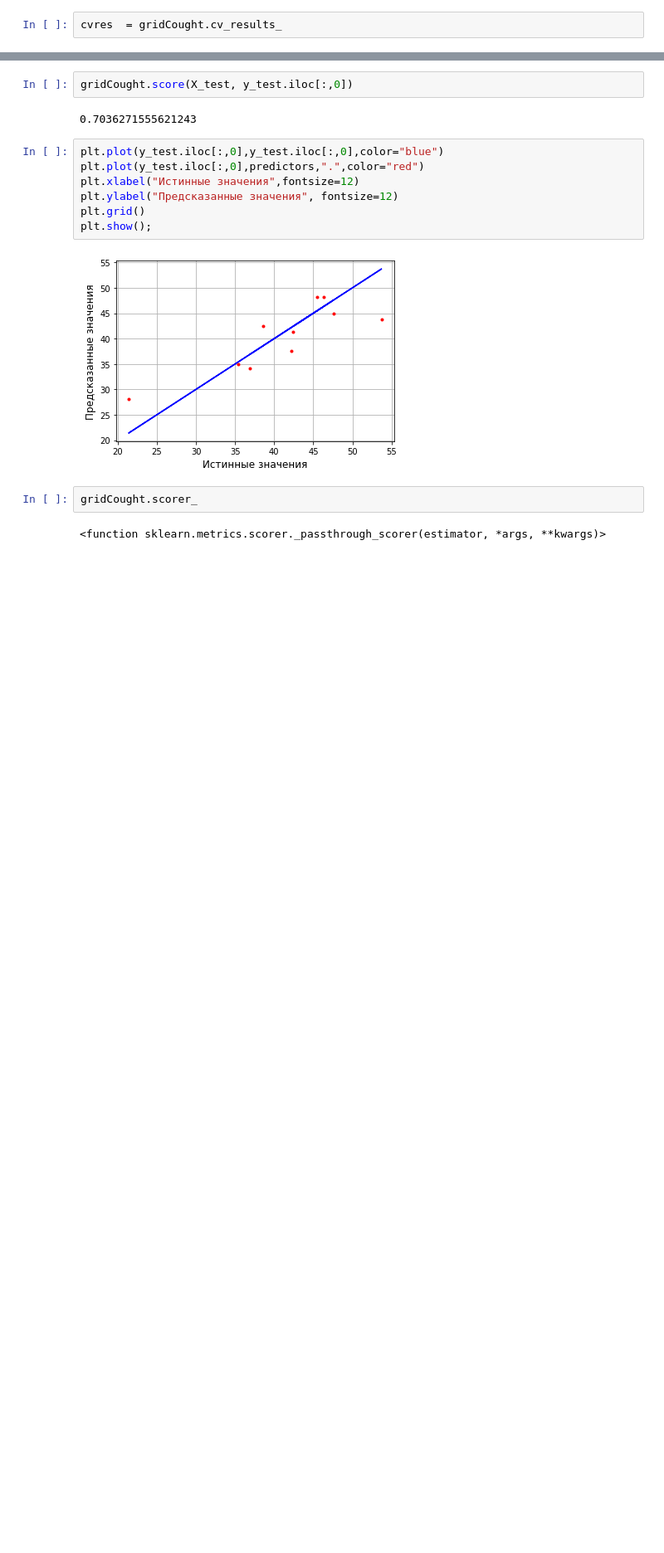
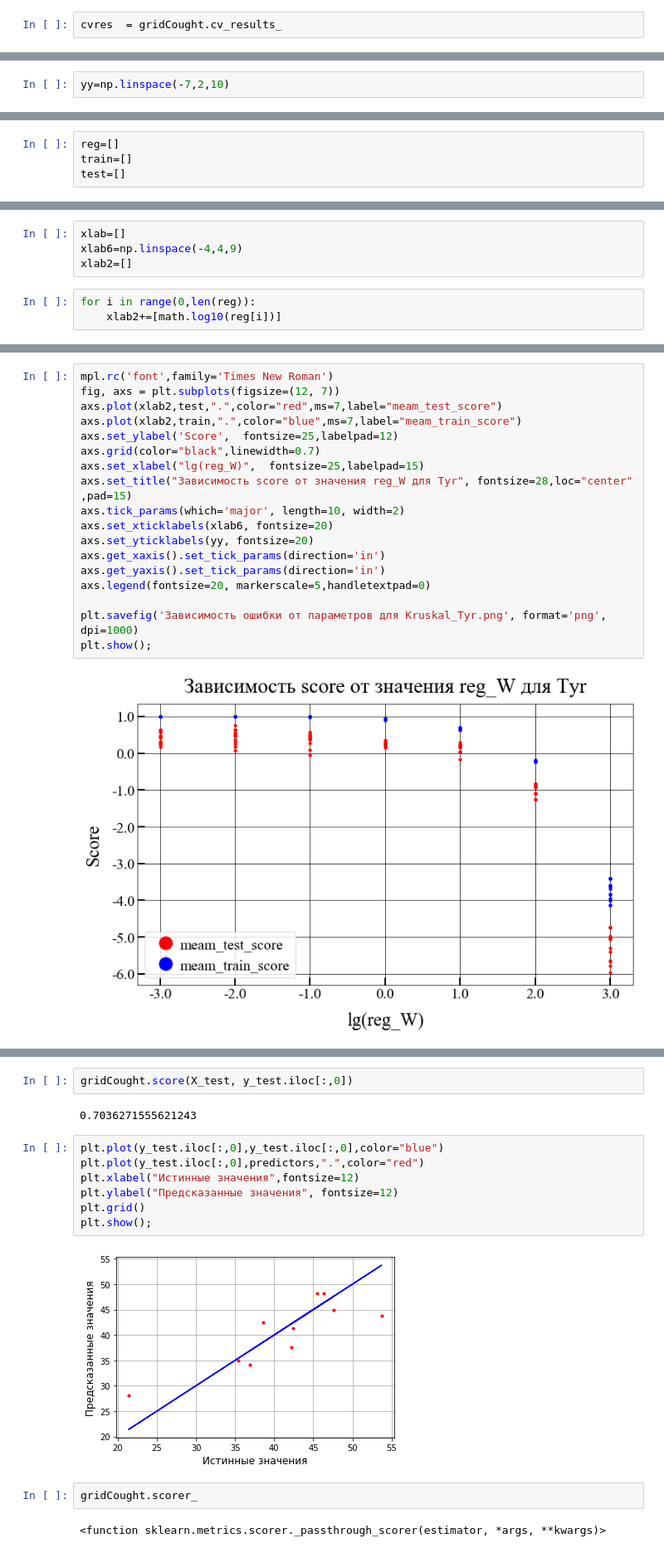
Before and after one commit to 89605502155/course-work-2, a Jupyter notebook: Krusskal_regression.ipynb, the cells around one changed output, grey strips where cells are left out. Shown at 83% size. Saved outputs shown, nothing was run; the diff lists cells and outputs as text; blank space fills up the shorter version.

```diff
--- a/Krusskal_regression.ipynb
+++ b/Krusskal_regression.ipynb
@@ -117,0 +140,2 @@ pkl.dump(gridCought.score,open('C:/Users/admin/Desktop/88/KrusskalRegression_bes
+# %%
+yy=np.linspace(-7,2,10)
@@ -117,0 +146,4 @@ pkl.dump(gridCought.score,open('C:/Users/admin/Desktop/88/KrusskalRegression_bes
+# %%
+reg=[]
+train=[]
+test=[]
@@ -117,0 +180,7 @@ pkl.dump(gridCought.score,open('C:/Users/admin/Desktop/88/KrusskalRegression_bes
+# %%
+xlab=[]
+xlab6=np.linspace(-4,4,9)
+xlab2=[]
+# %%
+for i in range(0,len(reg)):
+    xlab2+=[math.log10(reg[i])]
@@ -117,0 +196,20 @@ pkl.dump(gridCought.score,open('C:/Users/admin/Desktop/88/KrusskalRegression_bes
+# %%
+mpl.rc('font',family='Times New Roman')
+fig, axs = plt.subplots(figsize=(12, 7))
+axs.plot(xlab2,test,".",color="red",ms=7,label="meam_test_score")
+axs.plot(xlab2,train,".",color="blue",ms=7,label="meam_train_score")
+axs.set_ylabel('Score',  fontsize=25,labelpad=12)
+axs.grid(color="black",linewidth=0.7)
+axs.set_xlabel("lg(reg_W)",  fontsize=25,labelpad=15)
+axs.set_title("Зависимость score от значения reg_W для Tyr", fontsize=28,loc="center" ,pad=15)
+axs.tick_params(which='major', length=10, width=2)
+axs.set_xticklabels(xlab6, fontsize=20)
+axs.set_yticklabels(yy, fontsize=20)
+axs.get_xaxis().set_tick_params(direction='in')
+axs.get_yaxis().set_tick_params(direction='in')
+axs.legend(fontsize=20, markerscale=5,handletextpad=0)
+
+plt.savefig('Зависимость ошибки от параметров для Kruskal_Tyr.png', format='png', dpi=1000)
+plt.show();
+# %% [output]
+[figure, added]
```
Also changed, not shown: parts of 29 cells of this notebook, 43 other files.
